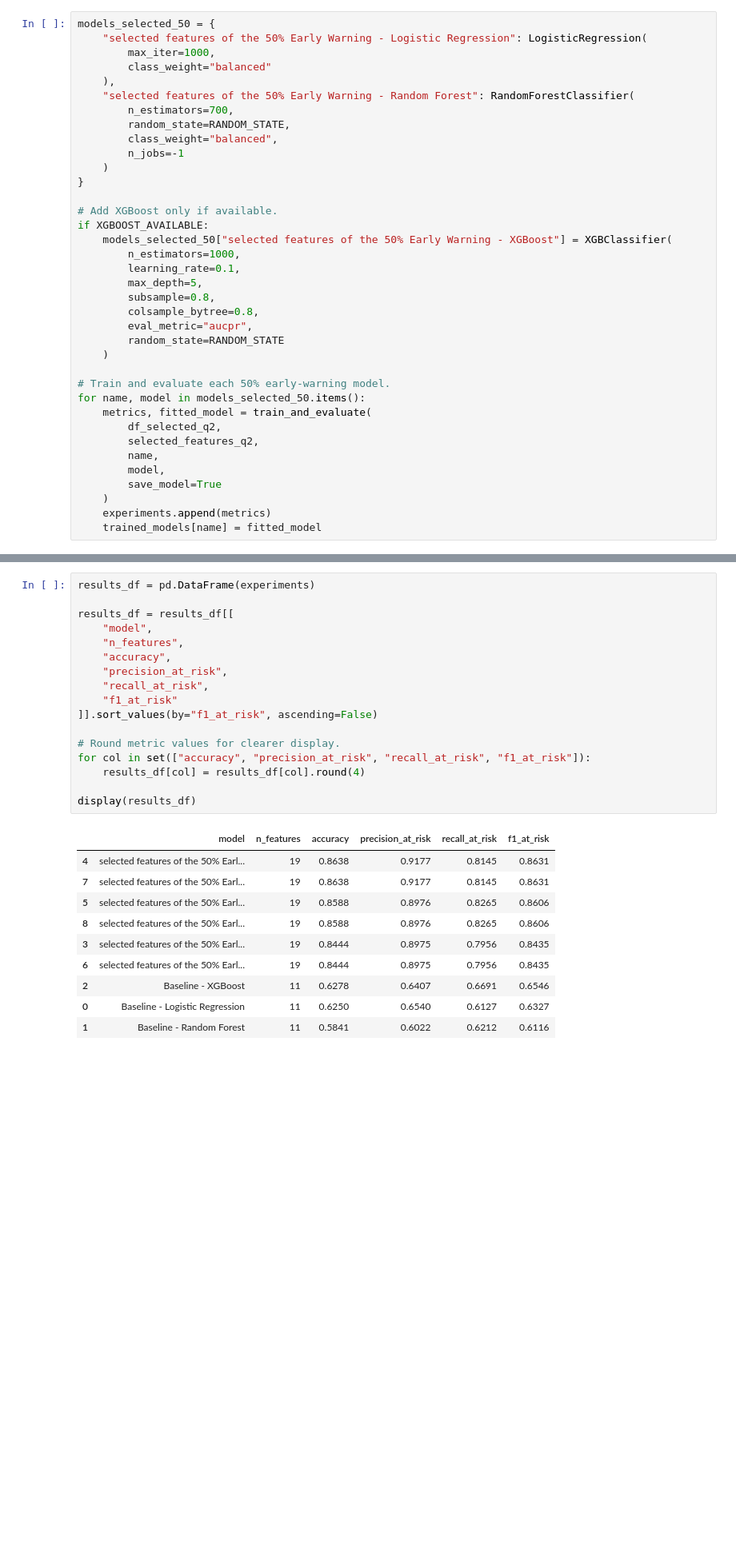
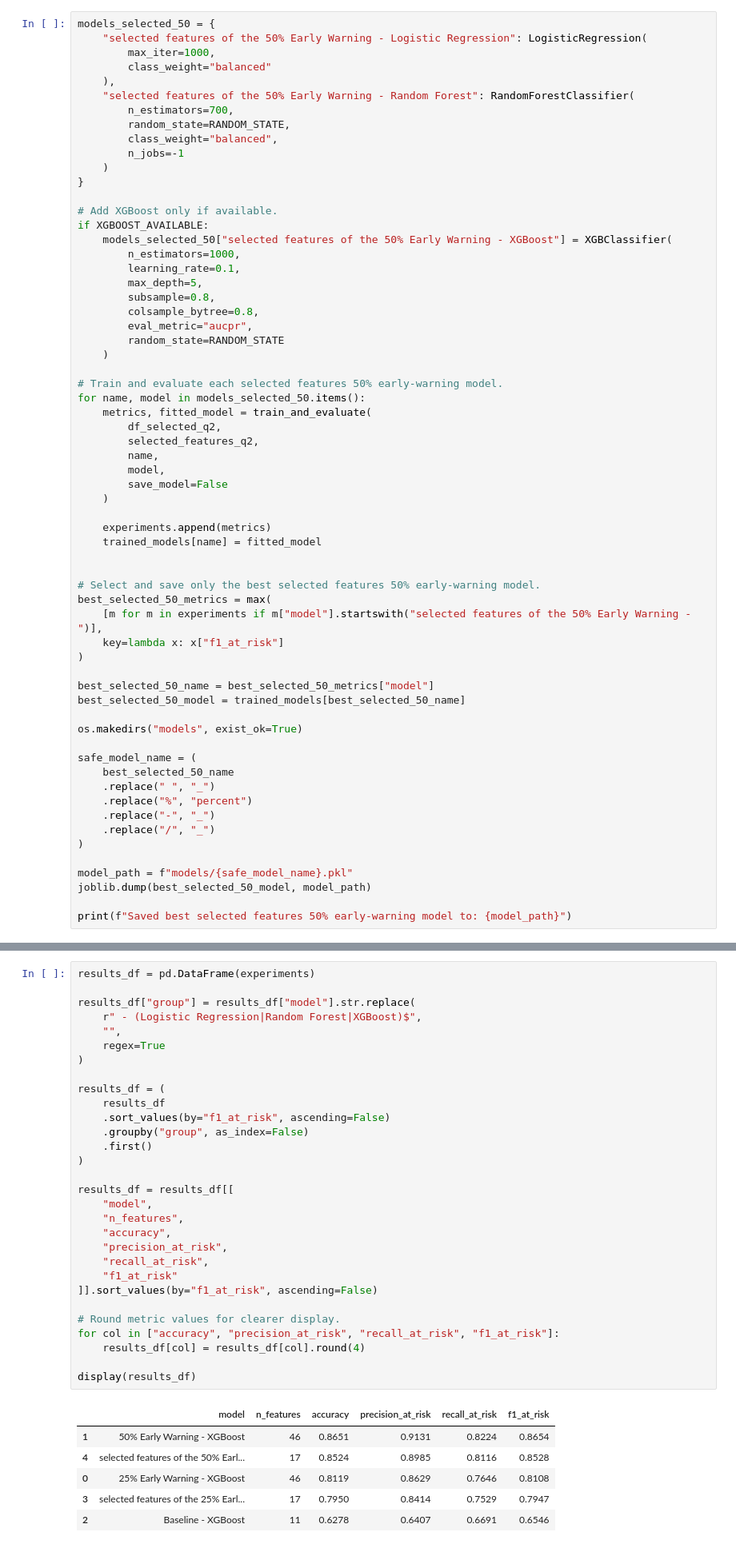
Before and after one commit to ahmedalkhateebakh/Student-Leak-Radar, a Jupyter notebook: project/notebooks/05_model_comparison.ipynb, the cells around one changed output, grey strips where cells are left out. Shown at 80% size. Cells and saved outputs as stored; diff of their text form; blank space fills up the shorter version.

```diff
--- a/project/notebooks/05_model_comparison.ipynb
+++ b/project/notebooks/05_model_comparison.ipynb
@@ -855,16 +946,42 @@ if XGBOOST_AVAILABLE:
         random_state=RANDOM_STATE
     )
 
-# Train and evaluate each 50% early-warning model.
+# Train and evaluate each selected features 50% early-warning model.
 for name, model in models_selected_50.items():
     metrics, fitted_model = train_and_evaluate(
         df_selected_q2,
         selected_features_q2,
         name,
         model,
-        save_model=True
+        save_model=False
     )
+
     experiments.append(metrics)
     trained_models[name] = fitted_model
+
+
+# Select and save only the best selected features 50% early-warning model.
+best_selected_50_metrics = max(
+    [m for m in experiments if m["model"].startswith("selected features of the 50% Early Warning - ")],
+    key=lambda x: x["f1_at_risk"]
+)
+
+best_selected_50_name = best_selected_50_metrics["model"]
+best_selected_50_model = trained_models[best_selected_50_name]
+
+os.makedirs("models", exist_ok=True)
+
+safe_model_name = (
+    best_selected_50_name
+    .replace(" ", "_")
+    .replace("%", "percent")
+    .replace("-", "_")
+    .replace("/", "_")
+)
+
+model_path = f"models/{safe_model_name}.pkl"
+joblib.dump(best_selected_50_model, model_path)
+
+print(f"Saved best selected features 50% early-warning model to: {model_path}")
 # %% [output]
 === selected features of the 50% Early Warning - Logistic Regression ===
@@ -892,32 +1009,41 @@ This section summarizes all experiment results in one comparison table.
 The models are sorted by F1-score for the at-risk class to identify the strongest model for early-risk prediction.
 # %%
 results_df = pd.DataFrame(experiments)
+
+results_df["group"] = results_df["model"].str.replace(
+    r" - (Logistic Regression|Random Forest|XGBoost)$",
+    "",
+    regex=True
+)
+
+results_df = (
+    results_df
+    .sort_values(by="f1_at_risk", ascending=False)
+    .groupby("group", as_index=False)
+    .first()
+)
 
 results_df = results_df[[
     "model",
     "n_features",
     "accuracy",
     "precision_at_risk",
     "recall_at_risk",
     "f1_at_risk"
 ]].sort_values(by="f1_at_risk", ascending=False)
 
 # Round metric values for clearer display.
-for col in set(["accuracy", "precision_at_risk", "recall_at_risk", "f1_at_risk"]):
+for col in ["accuracy", "precision_at_risk", "recall_at_risk", "f1_at_risk"]:
     results_df[col] = results_df[col].round(4)
 
 display(results_df)
 # %% [output]
 |  | model | n_features | accuracy | precision_at_risk | recall_at_risk | f1_at_risk |
-| 4 | selected features of the 50% Earl... | 19 | 0.8638 | 0.9177 | 0.8145 | 0.8631 |
-| 7 | selected features of the 50% Earl... | 19 | 0.8638 | 0.9177 | 0.8145 | 0.8631 |
-| 5 | selected features of the 50% Earl... | 19 | 0.8588 | 0.8976 | 0.8265 | 0.8606 |
-| 8 | selected features of the 50% Earl... | 19 | 0.8588 | 0.8976 | 0.8265 | 0.8606 |
-| 3 | selected features of the 50% Earl... | 19 | 0.8444 | 0.8975 | 0.7956 | 0.8435 |
-| 6 | selected features of the 50% Earl... | 19 | 0.8444 | 0.8975 | 0.7956 | 0.8435 |
+| 1 | 50% Early Warning - XGBoost | 46 | 0.8651 | 0.9131 | 0.8224 | 0.8654 |
+| 4 | selected features of the 50% Earl... | 17 | 0.8524 | 0.8985 | 0.8116 | 0.8528 |
+| 0 | 25% Early Warning - XGBoost | 46 | 0.8119 | 0.8629 | 0.7646 | 0.8108 |
+| 3 | selected features of the 25% Earl... | 17 | 0.7950 | 0.8414 | 0.7529 | 0.7947 |
 | 2 | Baseline - XGBoost | 11 | 0.6278 | 0.6407 | 0.6691 | 0.6546 |
-| 0 | Baseline - Logistic Regression | 11 | 0.6250 | 0.6540 | 0.6127 | 0.6327 |
-| 1 | Baseline - Random Forest | 11 | 0.5841 | 0.6022 | 0.6212 | 0.6116 |
 # %% [markdown]
 <div style="background:#fff7ed; border:1px solid #fdba74; border-left:5px solid #ea580c; padding:16px 20px; border-radius:12px; font-family:Segoe UI, Arial, sans-serif; color:#1e293b;">
 
```
Also changed, not shown: parts of 8 cells of this notebook, 8 other files.
